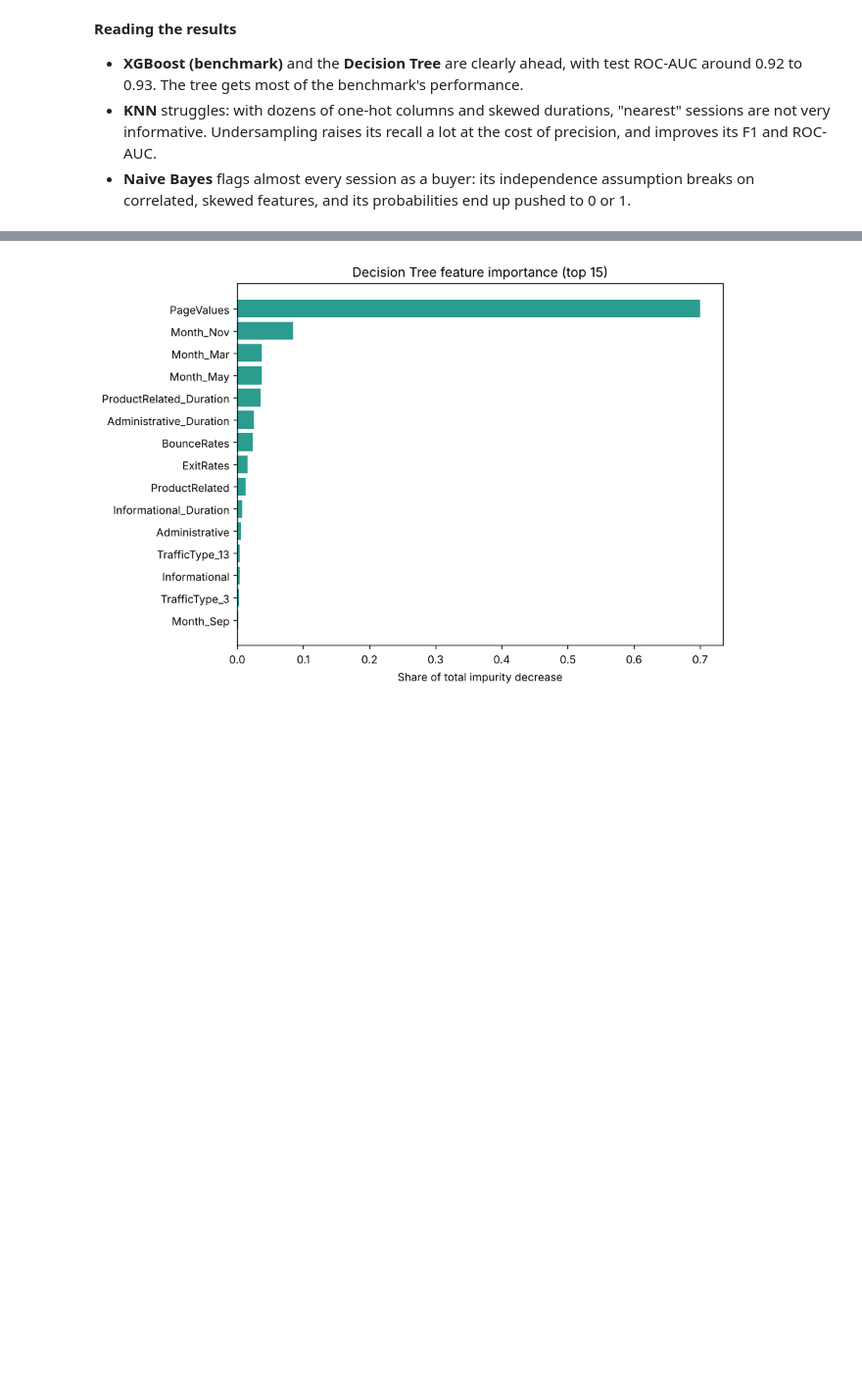
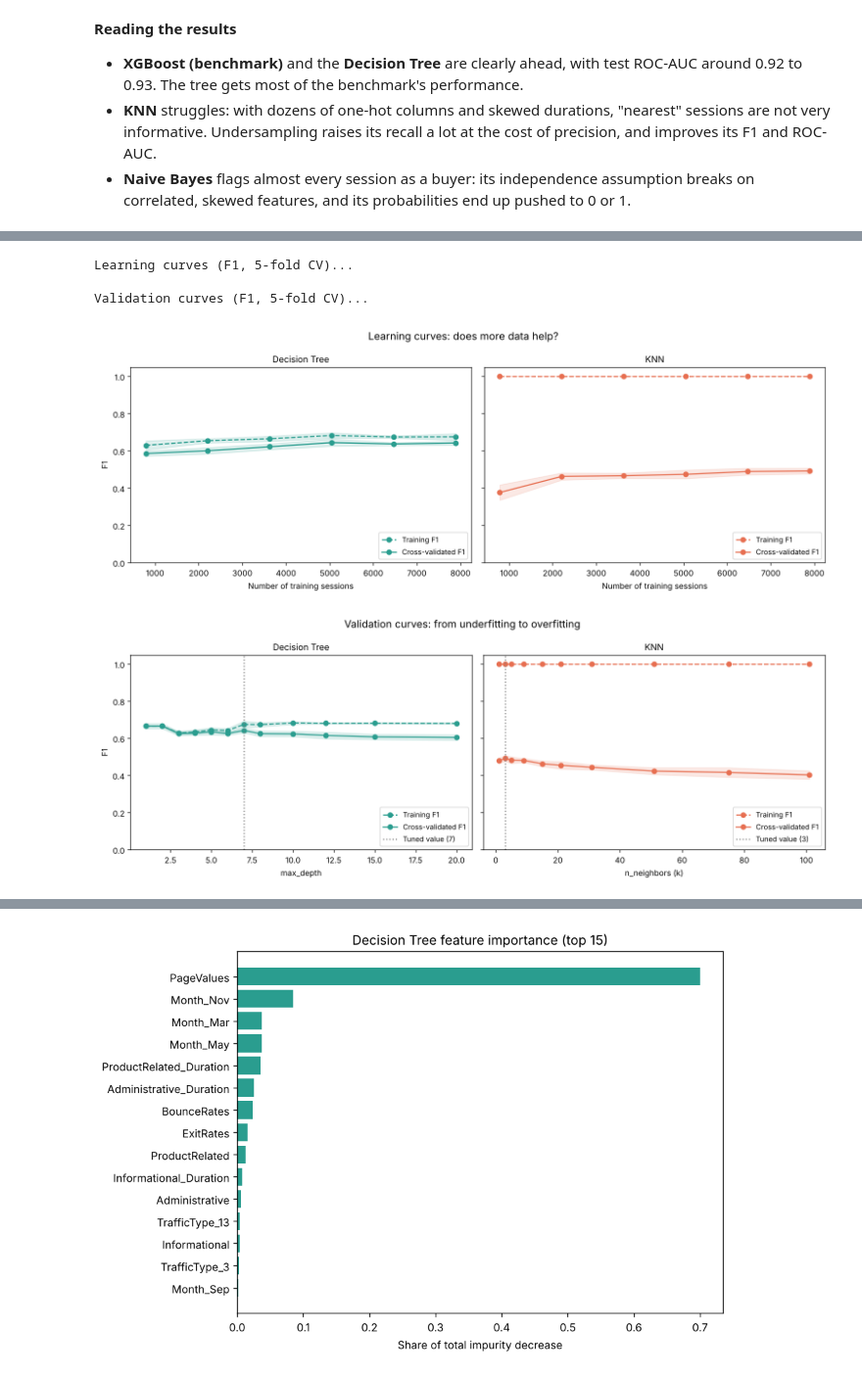
Before and after one commit to pxnz3r/Predator, a Jupyter notebook: notebooks/predator_walkthrough.ipynb, the cells around one changed output, grey strips where cells are left out. Shown at 98% size. Cells and saved outputs as stored; diff of their text form; code cells hidden in the pictures; blank space fills up the shorter version.

```diff
--- a/notebooks/predator_walkthrough.ipynb
+++ b/notebooks/predator_walkthrough.ipynb
@@ -199,0 +254,13 @@ Best model by cross-validated F1: XGBoost (benchmark) (CV F1 = 0.673)
+# %%
+from predator.curves import plot_learning_curves, plot_validation_curves
+
+learning_table = plot_learning_curves(models, train_features, train_target)
+validation_table = plot_validation_curves(models, train_features, train_target)
+show("outputs/figures/learning_curves.png")
+show("outputs/figures/validation_curves.png")
+# %% [output]
+Learning curves (F1, 5-fold CV)...
+
+Validation curves (F1, 5-fold CV)...
+[figure, added]
+[figure, added]
```
Also changed, not shown: parts of 19 cells of this notebook.
